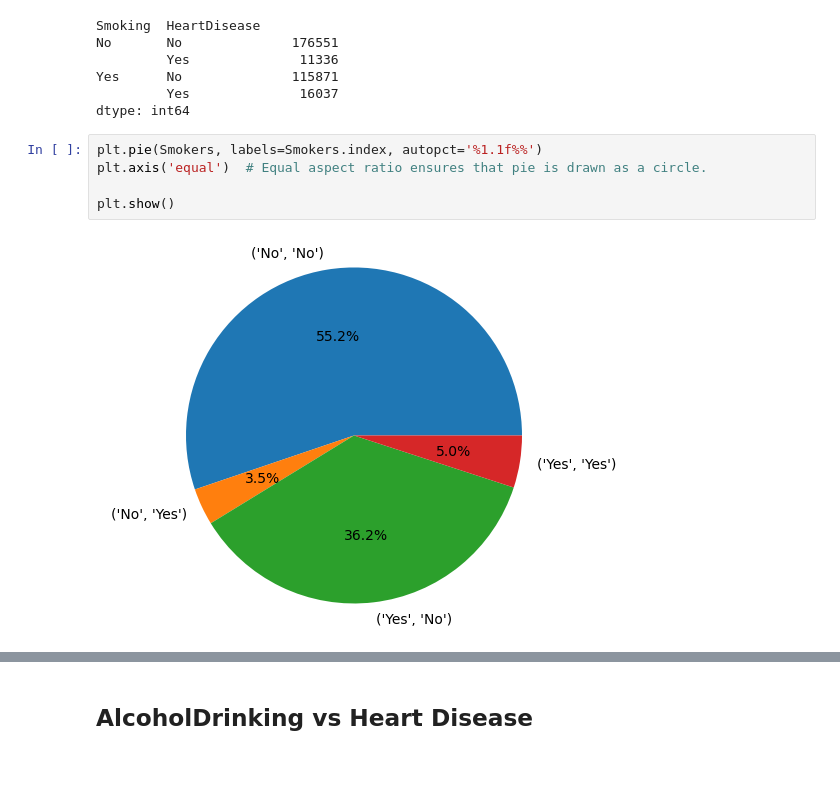
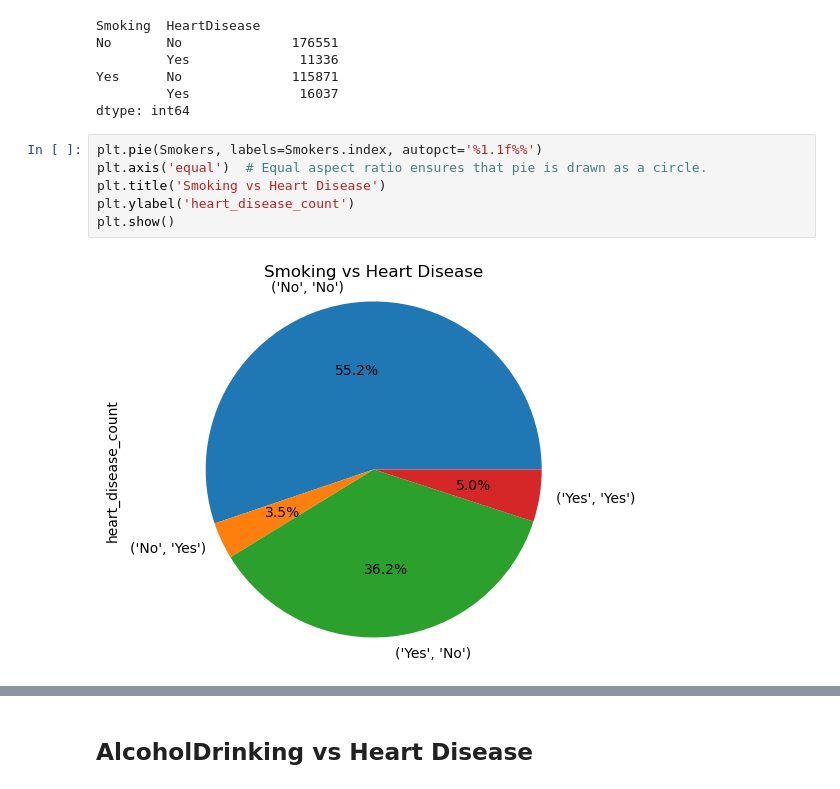
Before and after one commit to prez212/Project1-Team6, a Jupyter notebook: Heart_Disease_Predictor.ipynb, the cells around one changed output, grey strips where cells are left out. Saved outputs shown, nothing was run; the diff lists cells and outputs as text.

```diff
--- a/Heart_Disease_Predictor.ipynb
+++ b/Heart_Disease_Predictor.ipynb
@@ -76,7 +76,8 @@ dtype: int64
 # %%
 plt.pie(Smokers, labels=Smokers.index, autopct='%1.1f%%')
 plt.axis('equal')  # Equal aspect ratio ensures that pie is drawn as a circle.
-
+plt.title('Smoking vs Heart Disease')
+plt.ylabel('heart_disease_count')
 plt.show()
 # %% [output]
-[figure, old version]
+[figure, new version]
```
Also changed, not shown: parts of 1 cell of this notebook, 2 other files.
